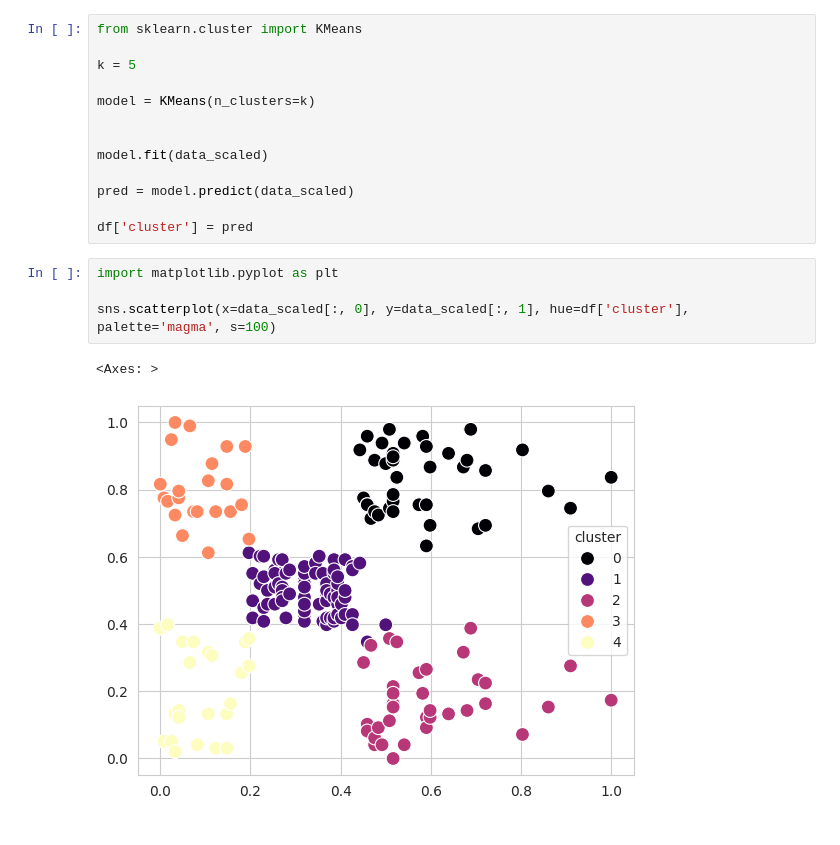
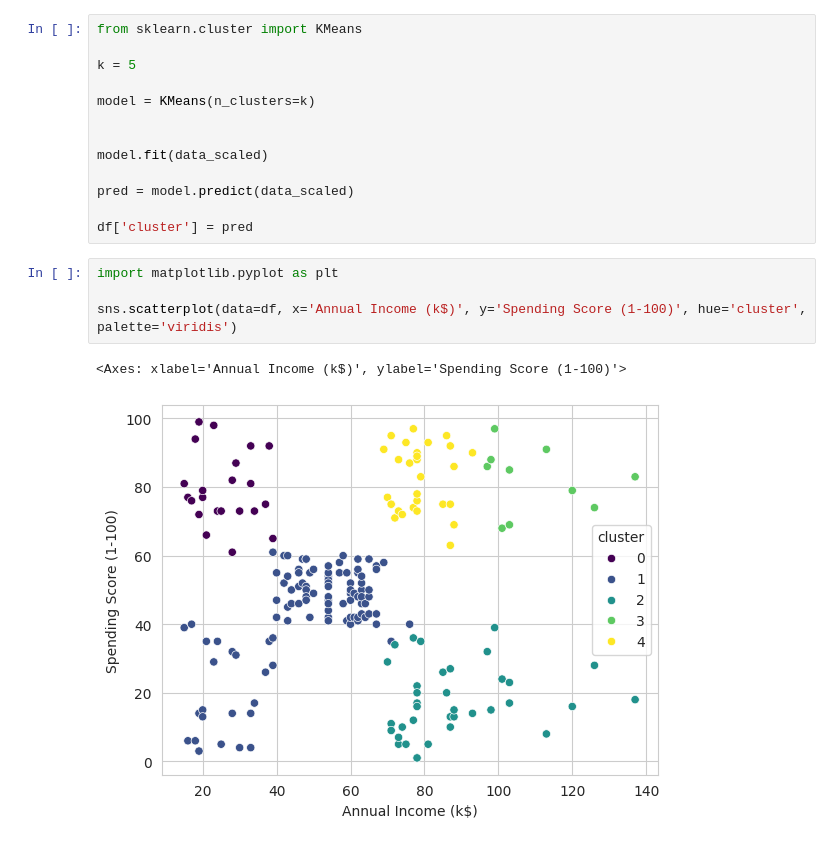
Before and after one commit to ay1202/-, a Jupyter notebook: [AI_Assignment3]_23102467 한아연_Clustering.ipynb, the cells around one changed output. Cells and saved outputs as stored; diff of their text form.

```diff
--- a/[AI_Assignment3]_23102467 한아연_Clustering.ipynb
+++ b/[AI_Assignment3]_23102467 한아연_Clustering.ipynb
@@ -278,10 +278,10 @@ df['cluster'] = pred
 # %%
 import matplotlib.pyplot as plt
 
-sns.scatterplot(x=data_scaled[:, 0], y=data_scaled[:, 1], hue=df['cluster'], palette='magma', s=100)
+sns.scatterplot(data=df, x='Annual Income (k$)', y='Spending Score (1-100)', hue='cluster', palette='viridis')
 # %% [output]
-<Axes: >
+<Axes: xlabel='Annual Income (k$)', ylabel='Spending Score (1-100)'>
-[figure, old version]
+[figure, new version]
 # %%
 # Import dendrogram
 from scipy.cluster.hierarchy import dendrogram
```
Also changed, not shown: parts of 4 cells of this notebook.
